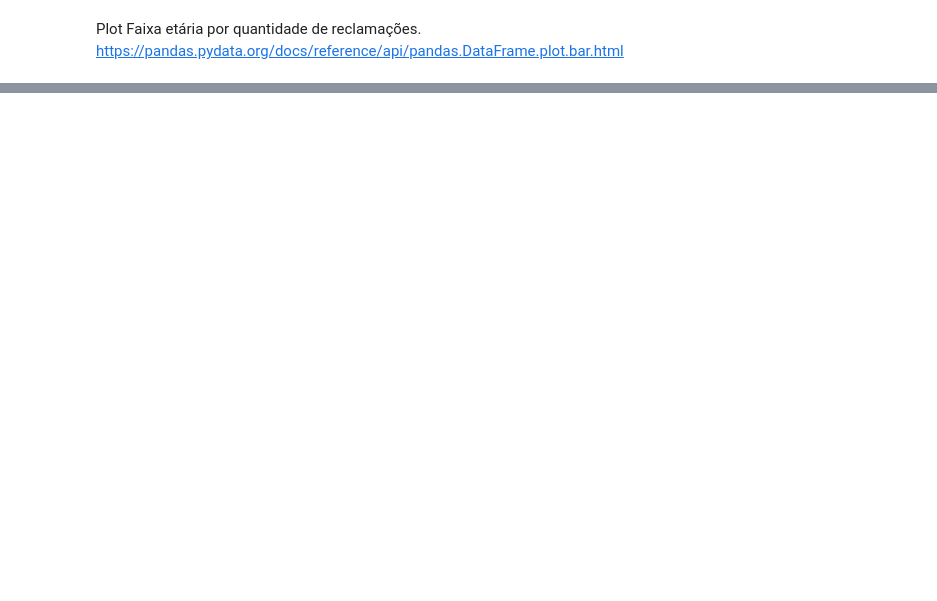
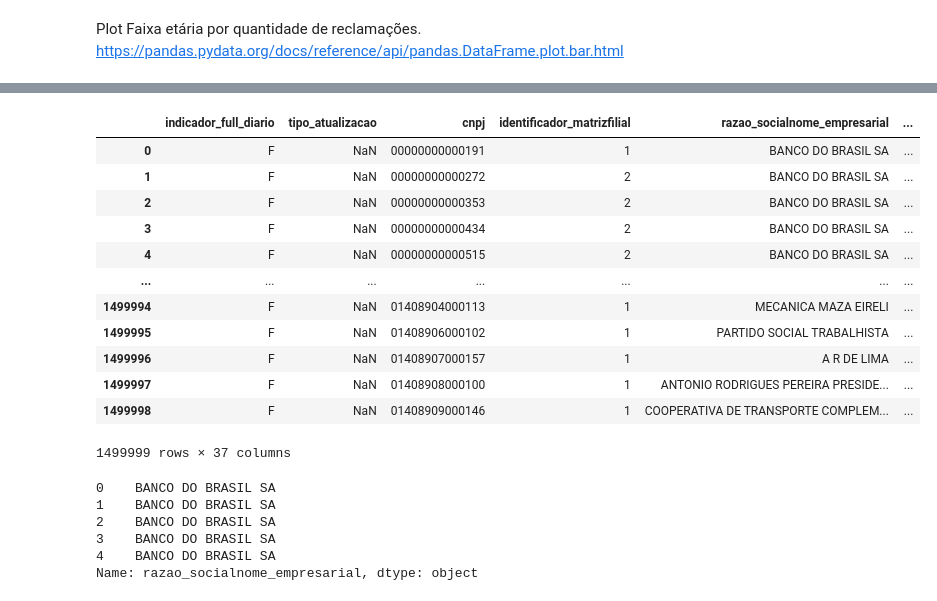
Before and after one commit to FabioVCoelho/Univali, a Jupyter notebook: TCC/src/proconDataset.ipynb, the cells around one changed output, grey strips where cells are left out. Saved outputs shown, nothing was run; the diff lists cells and outputs as text; code cells hidden in the pictures; blank space fills up the shorter version.

```diff
--- a/TCC/src/proconDataset.ipynb
+++ b/TCC/src/proconDataset.ipynb
@@ -227,0 +411,25 @@ df.plot(kind='bar')
+# %%
+empresas = pd.read_csv("../data/cnpjs/empresa_1500000.csv",header=0,delimiter=",", dtype="str")
+# %% [output]
+|  | indicador_full_diario | tipo_atualizacao | cnpj | identificador_matrizfilial | razao_socialnome_empresarial | ... |
+| 0 | F | NaN | 00000000000191 | 1 | BANCO DO BRASIL SA | ... |
+| 1 | F | NaN | 00000000000272 | 2 | BANCO DO BRASIL SA | ... |
+| 2 | F | NaN | 00000000000353 | 2 | BANCO DO BRASIL SA | ... |
+| 3 | F | NaN | 00000000000434 | 2 | BANCO DO BRASIL SA | ... |
+| 4 | F | NaN | 00000000000515 | 2 | BANCO DO BRASIL SA | ... |
+| ... | ... | ... | ... | ... | ... | ... |
+| 1499994 | F | NaN | 01408904000113 | 1 | MECANICA MAZA EIRELI | ... |
+| 1499995 | F | NaN | 01408906000102 | 1 | PARTIDO SOCIAL TRABALHISTA | ... |
+| 1499996 | F | NaN | 01408907000157 | 1 | A R DE LIMA | ... |
+| 1499997 | F | NaN | 01408908000100 | 1 | ANTONIO RODRIGUES PEREIRA PRESIDE... | ... |
+| 1499998 | F | NaN | 01408909000146 | 1 | COOPERATIVA DE TRANSPORTE COMPLEM... | ... |
+1499999 rows × 37 columns
+# %%
+empresas['razao_socialnome_empresarial']
+# %% [output]
+0    BANCO DO BRASIL SA
+1    BANCO DO BRASIL SA
+2    BANCO DO BRASIL SA
+3    BANCO DO BRASIL SA
+4    BANCO DO BRASIL SA
+Name: razao_socialnome_empresarial, dtype: object
```
Also changed, not shown: parts of 26 cells of this notebook.
